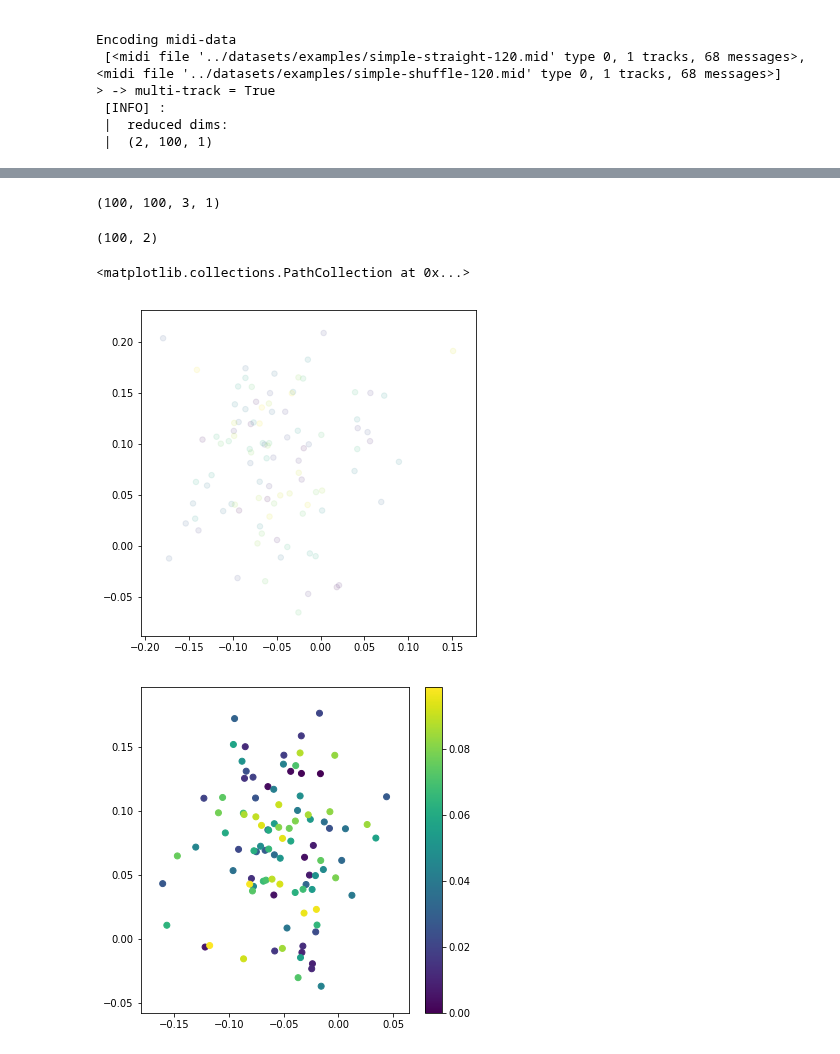
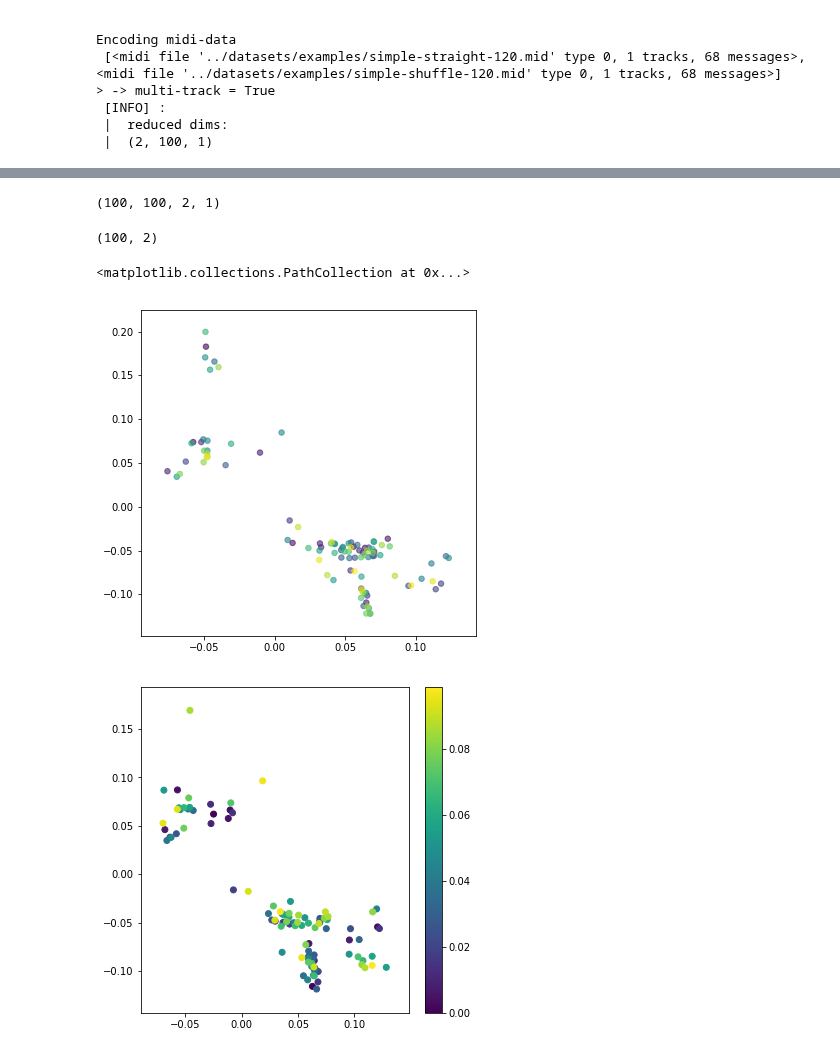
Before and after one commit to voschezang/drum-style-transfer, a Jupyter notebook: src/ml-VAE-v3b-Capules.ipynb, the cells around one changed output, grey strips where cells are left out. Drawn from its saved outputs; the diff is of its cells as text; code cells hidden in the pictures.

```diff
--- a/src/ml-VAE-v3b-Capules.ipynb
+++ b/src/ml-VAE-v3b-Capules.ipynb
@@ -66,12 +67,12 @@ Encoding midi-data
  |  (2, 100, 1)
 # %%
 n = 1000
-min_f = 0
-max_f = 3
+min_f = -4 # normalized to 0
+max_f = 4
 x_train, params = g.gen_data_complex(context, n, max_f=max_f, min_f=min_f,
-    n_polyrythms=1,
-    n_channels=3,
-    d_phase=True,
+    n_polyrythms=2,
+    n_channels=4,
+    d_phase=False,
     return_params=True,
     dim4=dim4,
     multiTrack=multiTrack)
@@ -125,7 +105,7 @@ def encoder(input_size, dropout=0.1):
     h = encoder_input
     h = Reshape(input_shape[:-1])(h)
     h = Conv1D(32, kernel_size=2, strides=2, activation='relu', padding='same')(h)
-    h = Conv1D(32, kernel_size=2, strides=1, activation='elu', padding='same')(h)
+    h = Conv1D(32, kernel_size=2, strides=1, activation='relu', padding='same')(h)
     h = Conv1D(64, kernel_size=2, strides=2, activation='relu', padding='same')(h)
     h = Conv1D(64, kernel_size=2, strides=1, activation='relu', padding='same')(h)
     #     x = AveragePooling2D((2, 2))(x)
@@ -134,15 +114,22 @@ def encoder(input_size, dropout=0.1):
     # Dense layers
     h = Dropout(dropout)(h) # uncomment when using larger batches
     h = Flatten()(h)
-    h = Dropout(dropout)(h) # uncomment when using larger batches
+    h = Dense(intermediate_dim, activation='relu')(h)
+    # h = Dense(intermediate_dim, activation='relu', kernel_regularizer=k_reg, activity_regularizer=a_reg)(h)
 
-    h = Dense(intermediate_dim, activation='relu')(h)
-    #     h = Dense(intermediate_dim, activation='relu')(h)
-    #     h = Dense(intermediate_dim, activation='relu')(h)
-    #     h = Dense(intermediate_dim, activation='relu')(h)
-        # h = Dense(intermediate_dim, activation='relu', kernel_regularizer=k_reg, activity_regularizer=a_reg)(h)
+#     x = Reshape((-1, 1, 1))(x)
 
-    # Z Mean, Variance
+    h = Reshape((-1, intermediate_dim))(h)
+    n_capsules = 10
+    capsule_dim = 10
+    n_routings = 3
+    share_weights = True
+    h = Capsule(n_capsules, capsule_dim, n_routings, share_weights)(h)
+
+    # h = Lambda(lambda z: K.sqrt(K.sum(K.square(z), 2)))(h)
+    h = Reshape((n_capsules * capsule_dim,))(h)
+
+    # Z Mean, Variance - no activation? TODO
     z_mean = Dense(latent_dim, name='z_mean')(h) # , activation='relu'
     z_log_var = Dense(latent_dim, name='z_log_var')(h) # , activation='relu'
 
@@ -393,7 +380,7 @@ encoder = Model(encoder_input, z_mean)
 # %%
 x_test.shape
 # %% [output]
-(100, 100, 3, 1)
+(100, 100, 2, 1)
 # %%
 m = 100
 x_train_encoded = encoder.predict(x_train[:m], batch_size=batch_size)
@@ -403,11 +390,11 @@ x_train_encoded.shape
 # %%
 # y_test = range(x_train_encoded.shape[0])
 y_test = np.concatenate([list(range(n)) for _ in range(int(m/n)+1)])[:m] / n
 plt.figure(figsize=(6, 6))
-plt.scatter(x_train_encoded[:, 0], x_train_encoded[:, 1], c=y_test, alpha=0.1, s=30)
+plt.scatter(x_train_encoded[:, 0], x_train_encoded[:, 1], c=y_test, alpha=0.6, s=30)
 # %% [output]
 <matplotlib.collections.PathCollection at 0x...>
-[figure, old version]
+[figure, new version]
 # %%
 # display a 2D plot of the digit classes in the latent space
 x_test_encoded = encoder.predict(x_test, batch_size=batch_size)
@@ -416,7 +403,7 @@ plt.scatter(x_test_encoded[:, 0], x_test_encoded[:, 1], c=y_test)
 plt.colorbar()
 plt.show()
 # %% [output]
-[figure, old version]
+[figure, new version]
 # %%
 # build a digit generator that can sample from the learned distribution
 decoder_input = Input(shape=(latent_dim,))
```
Also changed, not shown: parts of 22 cells of this notebook.
